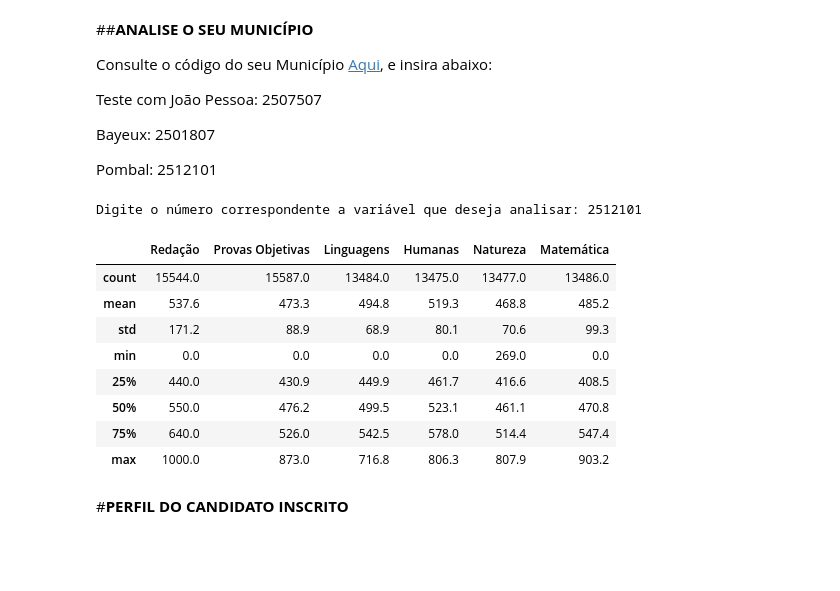
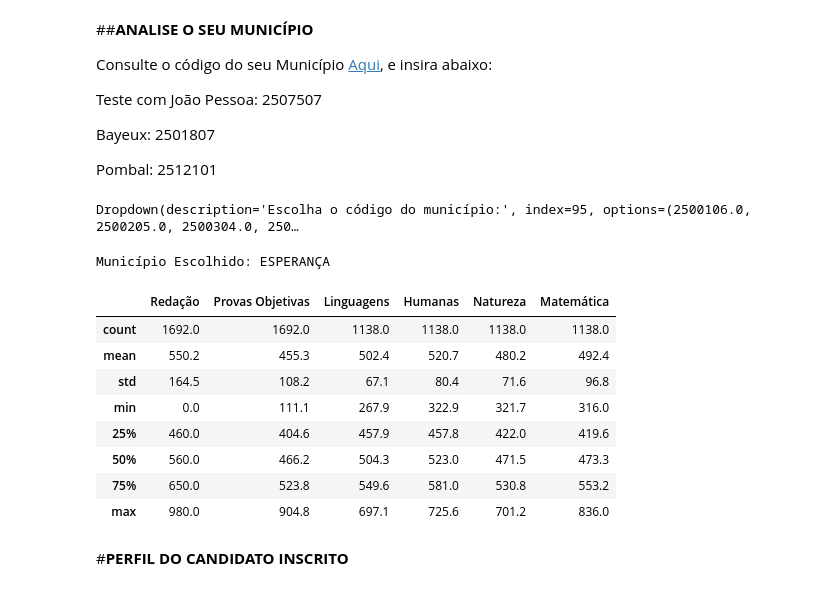
Before and after one commit to mariaeco/ICD_project_Maria, a Jupyter notebook: Desempenho_MUNICIPIO_PB.ipynb, the cells around one changed output. Cells and saved outputs as stored; diff of their text form; code cells hidden in the pictures; blank space fills up the shorter version.

```diff
--- a/Desempenho_MUNICIPIO_PB.ipynb
+++ b/Desempenho_MUNICIPIO_PB.ipynb
@@ -16,11 +10,6 @@ Teste com João Pessoa: 2507507
 Bayeux: 2501807
 
 Pombal: 2512101
-# %%
-#@title
-var = int(input('Digite o número correspondente a variável que deseja analisar: '))
-# %% [output]
-Digite o número correspondente a variável que deseja analisar: 2512101
 # %%
 #@title
 import pandas as pd
@@ -33,36 +23,53 @@ import zipfile
 
 import warnings
 warnings.filterwarnings('ignore')
+# %%
+#@title
+
+df = pd.read_csv('https://github.com/mariaeco/Projeto_ICD_UFPB_EnemPB/blob/main/DADOS/ENEM_POR_ESCOLA_PB_1998-2019.zip?raw=true', compression = 'zip', sep=',')
+
+var = widgets.Dropdown(
+    options = df.CO_MUNICIPIO_RESIDENCIA.sort_values().unique().tolist(),
+    value = 2507507,
+    description = 'Escolha o código do município:',
+    disabled=False,
+    style={'description_width': 'initial'},
+)
+display(var)
+# %% [output]
+Dropdown(description='Escolha o código do município:', index=95, options=(2500106.0, 2500205.0, 2500304.0, 250…
 # %%
 #@title
-df = pd.read_csv('/content/drive/MyDrive/Colab Notebooks/DadosEnem/ENEM_PB_1998_2019.csv',sep=',')
 df['Internet'] = np.where(df['Internet'] == 0, "Não", "Sim")
 df['Computador'] = np.where(df['Computador'] == 0, "Não", "Sim")
 df['Celular'] = np.where(df['Celular'] == 0, "Não", "Sim")
 
 df.CO_MUNICIPIO_RESIDENCIA = df['CO_MUNICIPIO_RESIDENCIA'].astype({'CO_MUNICIPIO_RESIDENCIA': pd.Int64Dtype()})
-df = df[df["CO_MUNICIPIO_RESIDENCIA"] == var]
+df = df[df["CO_MUNICIPIO_RESIDENCIA"] == var.value]
 df = df.query('NU_ANO>2002')
 nomeMunicipio = df.iloc[0]['NO_MUNICIPIO_RESIDENCIA']
 
 sumario = df[['NU_NOTA_REDACAO','NU_NOTA_OBJETIVA','NU_NOTA_LC','NU_NOTA_CH','NU_NOTA_CN','NU_NOTA_MT']].describe().round(1)
 sumario.rename(columns = {'NU_NOTA_REDACAO':'Redação',
                           'NU_NOTA_OBJETIVA': 'Provas Objetivas',
                           'NU_NOTA_LC': 'Linguagens',
                           'NU_NOTA_CH': 'Humanas',
                           'NU_NOTA_CN':'Natureza',
                           'NU_NOTA_MT':'Matemática' }, inplace = True)
-sumario
+
+print(f'Município Escolhido: {nomeMunicipio}\n')
+display(sumario)
 # %% [output]
+Município Escolhido: ESPERANÇA
 |  | Redação | Provas Objetivas | Linguagens | Humanas | Natureza | Matemática |
-| count | 15544.0 | 15587.0 | 13484.0 | 13475.0 | 13477.0 | 13486.0 |
-| mean | 537.6 | 473.3 | 494.8 | 519.3 | 468.8 | 485.2 |
-| std | 171.2 | 88.9 | 68.9 | 80.1 | 70.6 | 99.3 |
-| min | 0.0 | 0.0 | 0.0 | 0.0 | 269.0 | 0.0 |
-| 25% | 440.0 | 430.9 | 449.9 | 461.7 | 416.6 | 408.5 |
-| 50% | 550.0 | 476.2 | 499.5 | 523.1 | 461.1 | 470.8 |
-| 75% | 640.0 | 526.0 | 542.5 | 578.0 | 514.4 | 547.4 |
-| max | 1000.0 | 873.0 | 716.8 | 806.3 | 807.9 | 903.2 |
+| count | 1692.0 | 1692.0 | 1138.0 | 1138.0 | 1138.0 | 1138.0 |
+| mean | 550.2 | 455.3 | 502.4 | 520.7 | 480.2 | 492.4 |
+| std | 164.5 | 108.2 | 67.1 | 80.4 | 71.6 | 96.8 |
+| min | 0.0 | 111.1 | 267.9 | 322.9 | 321.7 | 316.0 |
+| 25% | 460.0 | 404.6 | 457.9 | 457.8 | 422.0 | 419.6 |
+| 50% | 560.0 | 466.2 | 504.3 | 523.0 | 471.5 | 473.3 |
+| 75% | 650.0 | 523.8 | 549.6 | 581.0 | 530.8 | 553.2 |
+| max | 980.0 | 904.8 | 697.1 | 725.6 | 701.2 | 836.0 |
 # %% [markdown]
 #**PERFIL DO CANDIDATO INSCRITO**
 # %% [markdown]
```
Also changed, not shown: parts of 9 cells of this notebook.
